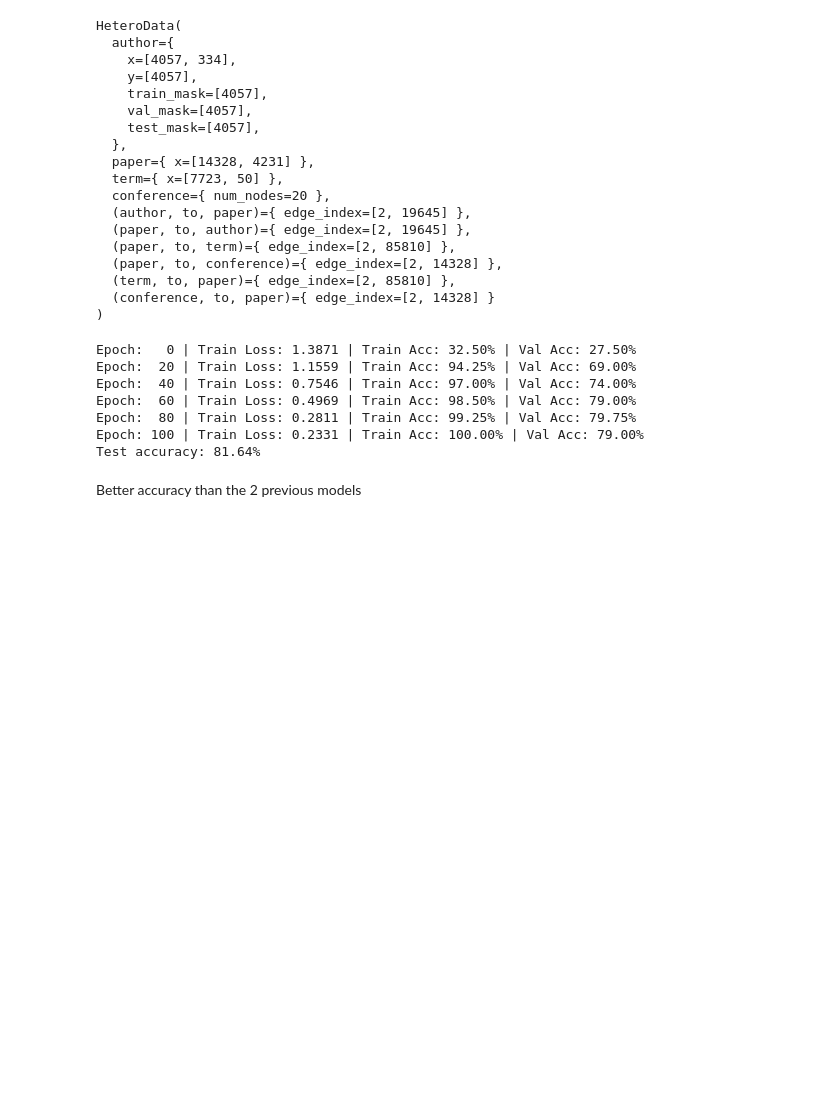
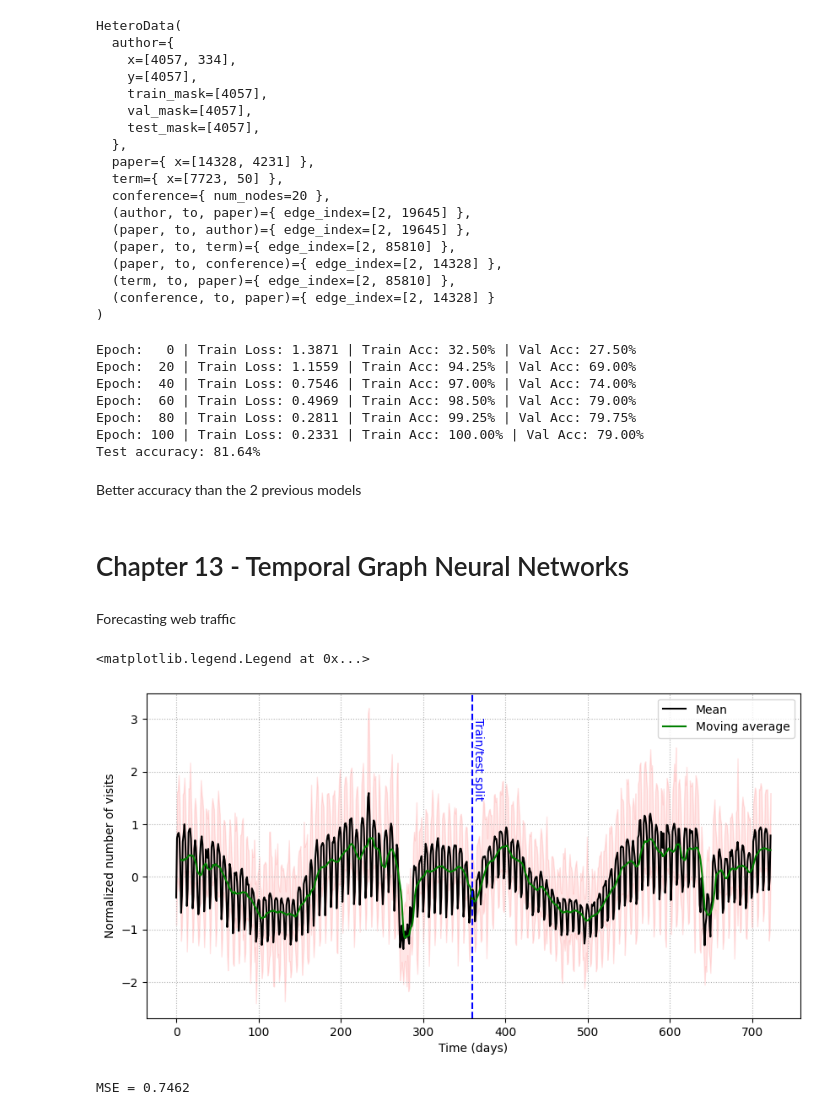
Before and after one commit to ishaanpaul98/Graph-Neural-Network, a Jupyter notebook: Learning/Hands On With GNNs/Part 3/part_3.ipynb, the cells around one changed output. Saved outputs shown, nothing was run; the diff lists cells and outputs as text; code cells hidden in the pictures; blank space fills up the shorter version.

```diff
--- a/Learning/Hands On With GNNs/Part 3/part_3.ipynb
+++ b/Learning/Hands On With GNNs/Part 3/part_3.ipynb
@@ -1285,3 +1285,7 @@ Epoch: 100 | Train Loss: 0.2331 | Train Acc: 100.00% | Val Acc: 79.00%
 Test accuracy: 81.64%
 # %% [markdown]
 Better accuracy than the 2 previous models
+# %% [markdown]
+# Chapter 13 - Temporal Graph Neural Networks
+# %% [markdown]
+Forecasting web traffic
@@ -1287,0 +1308,24 @@ Better accuracy than the 2 previous models
+# %%
+dataset = WikiMathsDatasetLoader().get_dataset()
+train_dataset, test_dataset = temporal_signal_split(dataset, train_ratio=0.5)
+# %%
+# Visualizing the data
+mean_cases = [snapshot.y.mean().item() for snapshot in dataset]
+std_cases = [snapshot.y.std().item() for snapshot in dataset]
+df = pd.DataFrame(mean_cases, columns=['mean'])
+df['std'] = pd.DataFrame(std_cases, columns=['std'])
+df['rolling'] = df['mean'].rolling(7).mean()
+
+plt.figure(figsize=(10,5))
+plt.plot(df['mean'], 'k-', label='Mean')
+plt.plot(df['rolling'], 'g-', label='Moving average')
+plt.grid(linestyle=':')
+plt.fill_between(df.index, df['mean']-df['std'], df['mean']+df['std'], color='r', alpha=0.1)
+plt.axvline(x=360, color='b', linestyle='--')
+plt.text(360, 1.5, 'Train/test split', rotation=-90, color='b')
+plt.xlabel('Time (days)')
+plt.ylabel('Normalized number of visits')
+plt.legend(loc='upper right')
+# %% [output]
+<matplotlib.legend.Legend at 0x...>
+[figure, added]
@@ -1287,0 +1359,12 @@ Better accuracy than the 2 previous models
+# %%
+# Evaluation
+model.eval()
+loss = 0
+for i, snapshot in enumerate(test_dataset):
+    y_pred = model(snapshot.x, snapshot.edge_index, snapshot.edge_attr)
+    mse = torch.mean((y_pred-snapshot.y)**2)
+    loss += mse
+loss = loss / (i+1)
+print(f'MSE = {loss.item():.4f}')
+# %% [output]
+MSE = 0.7462
```
Also changed, not shown: parts of 16 cells of this notebook.
